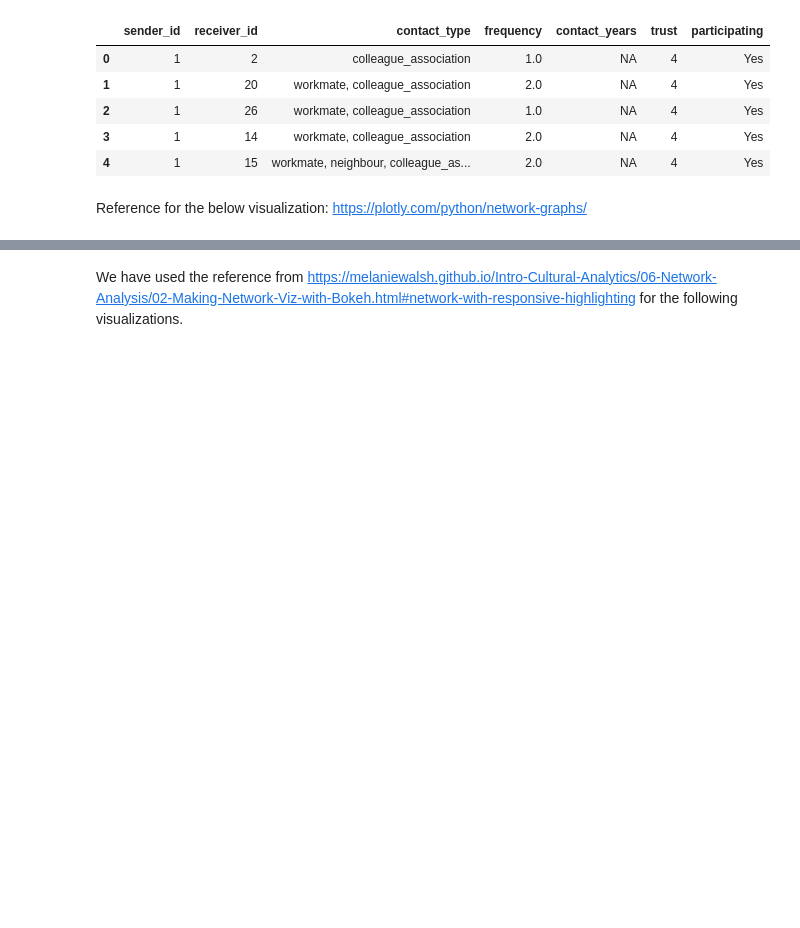
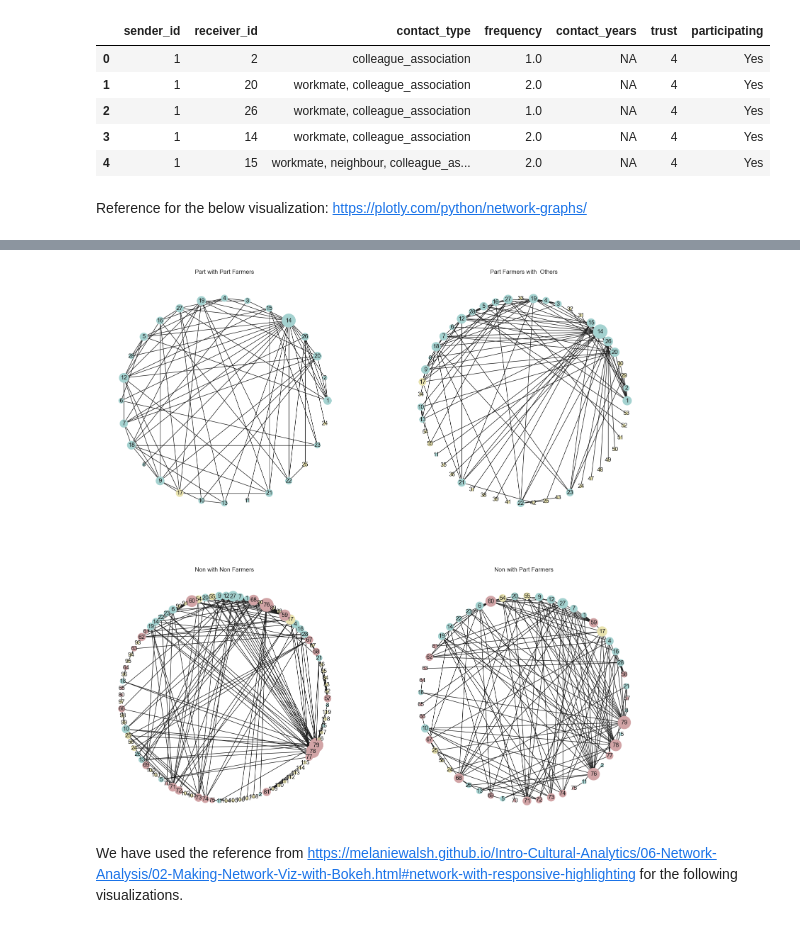
Before and after one commit to liugrac/climate_change_responses, a Jupyter notebook: Farmers_Social_Network.ipynb, the cells around one changed output, grey strips where cells are left out. Drawn from its saved outputs; the diff is of its cells as text; code cells hidden in the pictures; blank space fills up the shorter version.

```diff
--- a/Farmers_Social_Network.ipynb
+++ b/Farmers_Social_Network.ipynb
@@ -189,0 +190,21 @@ iplot(fig)
+# %%
+# Nodes Centrality Statistics
+part_part_G = nx.from_pandas_edgelist(part_part_df, 'sender_id', 'receiver_id')
+part_others_G = nx.from_pandas_edgelist(part_others_df, 'sender_id', 'receiver_id')
+non_part_G = nx.from_pandas_edgelist(non_part_df, 'sender_id', 'receiver_id')
+non_non_G = nx.from_pandas_edgelist(non_non_df, 'sender_id', 'receiver_id')
+
+def stats(networkx_G):
+    bc = nx.betweenness_centrality(networkx_G)
+    cc = nx.closeness_centrality(networkx_G)
+    dc = nx.degree_centrality(networkx_G)
+    df1 = pd.DataFrame([bc, cc, dc], index = ['Betweenness','Closeness','Degree']).transpose()
+    df2 = df1.sort_values(by=["Degree","Closeness","Betweenness"],ascending=[False,False,False])[:11]
+    return df2
+
+part_part_stats = stats(part_part_G)
+part_others_stats = stats(part_others_G)
+non_part_stats = stats(non_part_G)
+non_non_stats = stats(non_non_G)
+
+non_non_stats
@@ -190,2 +234,26 @@ iplot(fig)
+# %%
+def colour_mapping(G):
+    colour_list =[]
+    for node in G.nodes():
+        colour_list.append(part_colour[node])
+    return colour_list
+# %%
+graphs = [part_part_G, part_others_G, non_non_G, non_part_G]
+titles = ['Part with Part Farmers', 'Part Farmers with  Others', 'Non with Non Farmers', 'Non with Part Farmers']
+fig, axes = plt.subplots(nrows=2, ncols=2, figsize=(20, 20))
+ax = axes.flatten()
+
+for i in range(4):
+    nx.draw_networkx(graphs[i], pos=nx.circular_layout(graphs[i]),
+    with_labels=True,
+    node_color=colour_mapping(graphs[i]),
+    node_size=list(dict([(node, degree*35) for node, degree in nx.degree(graphs[i])]).values()),
+    font_size=12, ax=ax[i])
+    ax[i].set_title(titles[i])
+    ax[i].set_axis_off()
+
+plt.show()
+# %% [output]
+[figure, added]
 # %% [markdown]
 We have used the reference from https://melaniewalsh.github.io/Intro-Cultural-Analytics/06-Network-Analysis/02-Making-Network-Viz-with-Bokeh.html#network-with-responsive-highlighting for the following visualizations.
```
Also changed, not shown: parts of 4 cells of this notebook.
